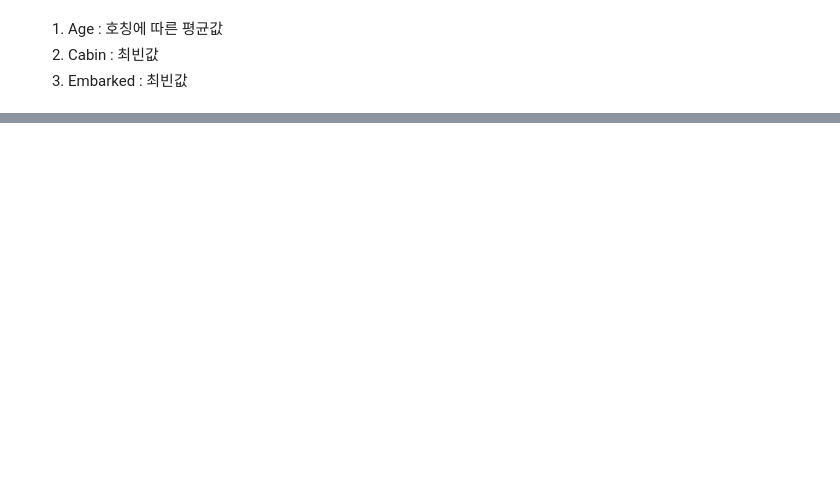
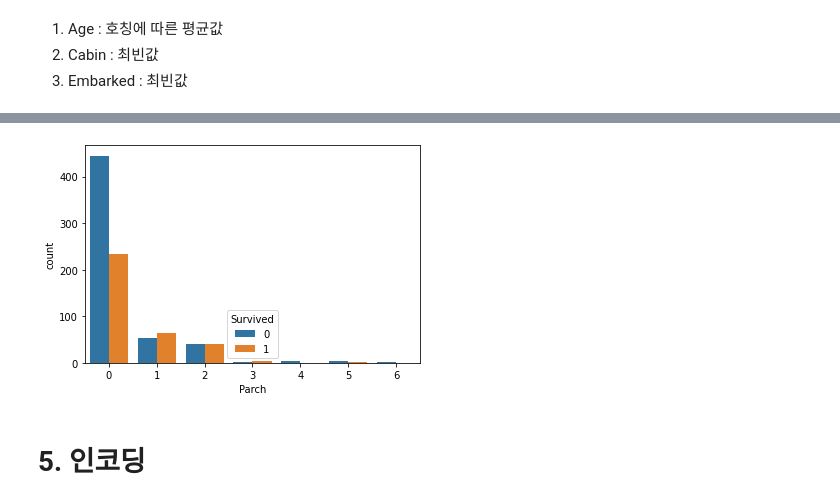
Before and after one commit to runacian0221/TItanic-Project, a Jupyter notebook: Titanic-SSY.ipynb, the cells around one changed output, grey strips where cells are left out. Saved outputs shown, nothing was run; the diff lists cells and outputs as text; code cells hidden in the pictures; blank space fills up the shorter version.

```diff
--- a/Titanic-SSY.ipynb
+++ b/Titanic-SSY.ipynb
@@ -183,0 +248,7 @@ dtype: int64
+# %%
+#함께 탐승한 부모, 자식의 수에 따른 생존, 사망자 수
+sns.countplot(data = train_df, x = 'Parch', hue='Survived');
+# %% [output]
+[figure, added]
+# %% [markdown]
+# 5. 인코딩
```
Also changed, not shown: parts of 44 cells of this notebook.
